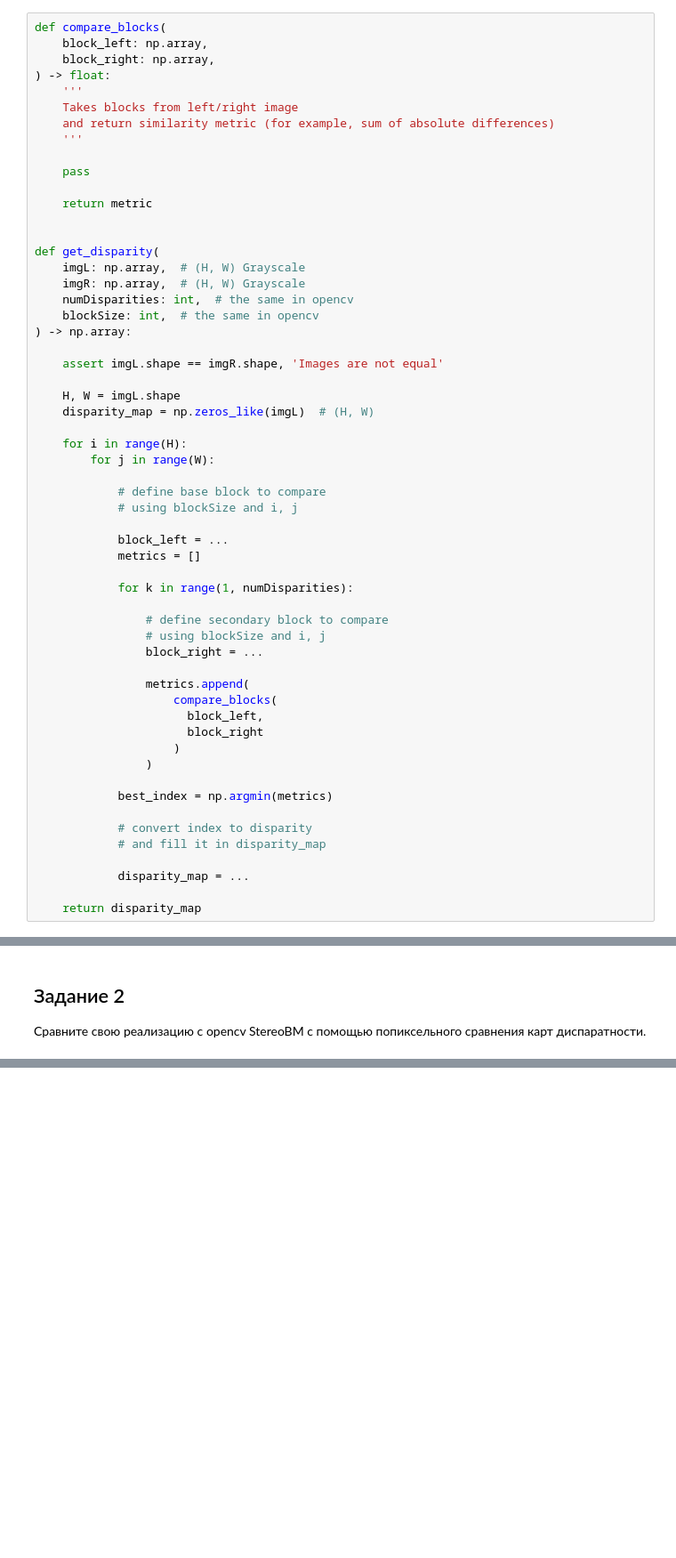
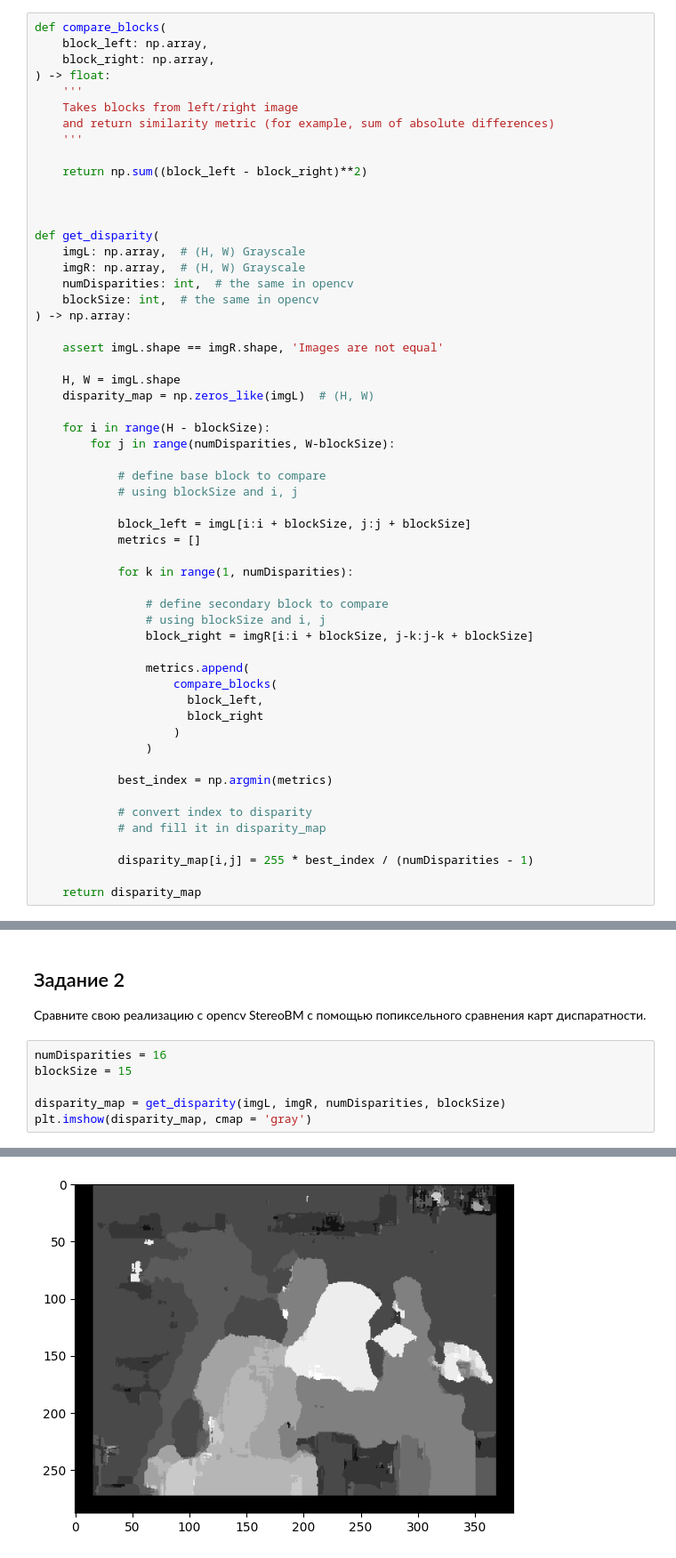
Before and after one commit to richlukich/cv_course_2024, a Jupyter notebook: seminars/seminar_08/Seminar_8.ipynb, the cells around one changed output, grey strips where cells are left out. Shown: that part at 89% size. Cells and saved outputs as stored; diff of their text form; blank space fills up the shorter version.

```diff
--- a/seminars/seminar_08/Seminar_8.ipynb
+++ b/seminars/seminar_08/Seminar_8.ipynb
@@ -135,9 +135,8 @@ def compare_blocks(
     and return similarity metric (for example, sum of absolute differences)
     '''
 
-    pass
+    return np.sum((block_left - block_right)**2)
 
-    return metric
 
 
 def get_disparity(
@@ -152,20 +151,20 @@ def get_disparity(
     H, W = imgL.shape
     disparity_map = np.zeros_like(imgL)  # (H, W)
 
-    for i in range(H):
-        for j in range(W):
+    for i in range(H - blockSize):
+        for j in range(numDisparities, W-blockSize):
 
             # define base block to compare
             # using blockSize and i, j
 
-            block_left = ...
+            block_left = imgL[i:i + blockSize, j:j + blockSize]
             metrics = []
 
             for k in range(1, numDisparities):
 
                 # define secondary block to compare
                 # using blockSize and i, j
-                block_right = ...
+                block_right = imgR[i:i + blockSize, j-k:j-k + blockSize]
 
                 metrics.append(
                     compare_blocks(
@@ -179,7 +178,7 @@ def get_disparity(
             # convert index to disparity
             # and fill it in disparity_map
 
-            disparity_map = ...
+            disparity_map[i,j] = 255 * best_index / (numDisparities - 1)
 
     return disparity_map
 # %% [markdown]
@@ -192,3 +191,10 @@ def get_disparity(
 ## Задание 2
 
 Сравните свою реализацию с opencv StereoBM с помощью попиксельного сравнения карт диспаратности.
+# %%
+numDisparities = 16
+blockSize = 15
+
+disparity_map = get_disparity(imgL, imgR, numDisparities, blockSize)
+plt.imshow(disparity_map, cmap = 'gray')
+# %% [output]
@@ -194,0 +202 @@ def get_disparity(
+[figure, added]
```
Also changed, not shown: parts of 10 cells of this notebook.
